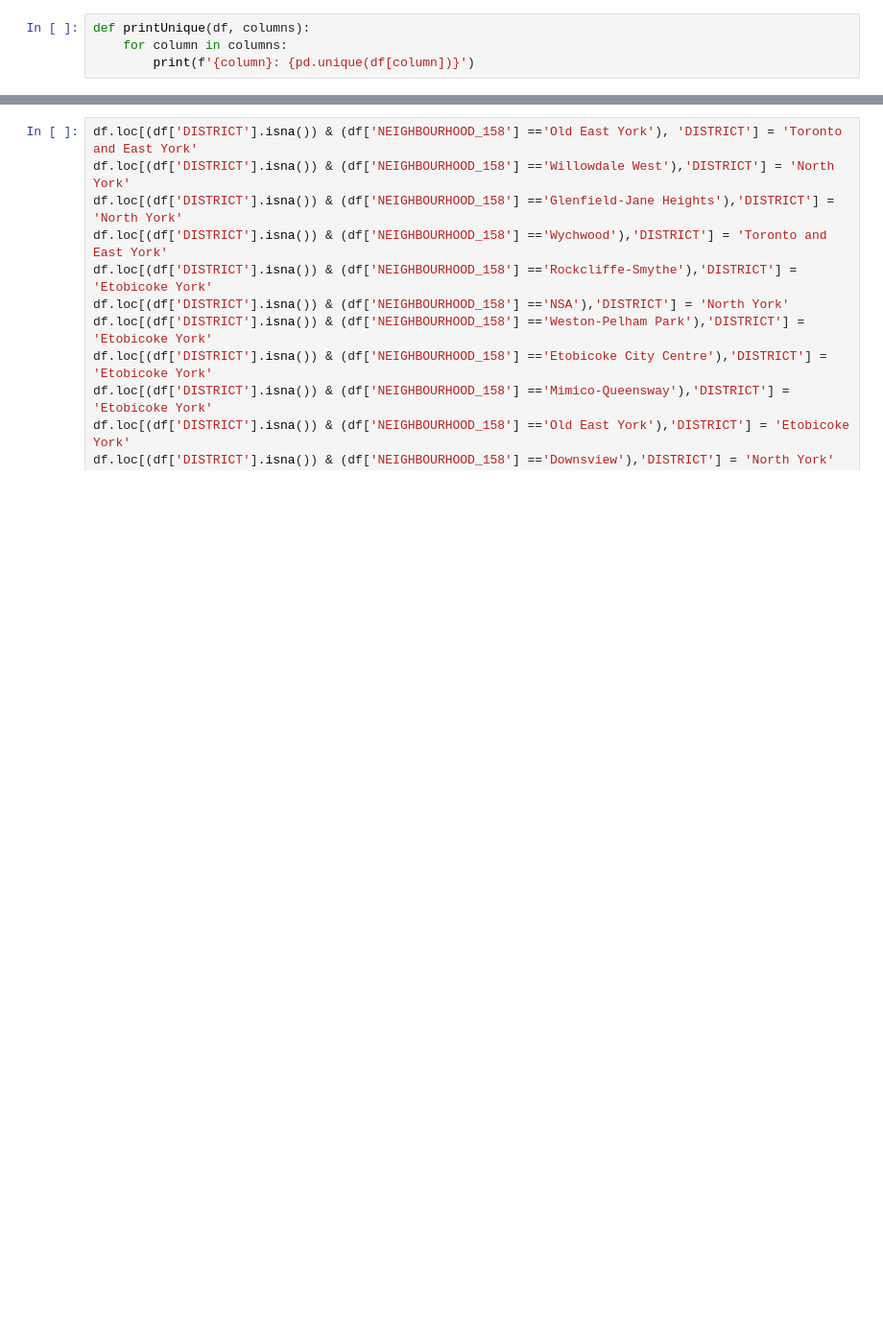
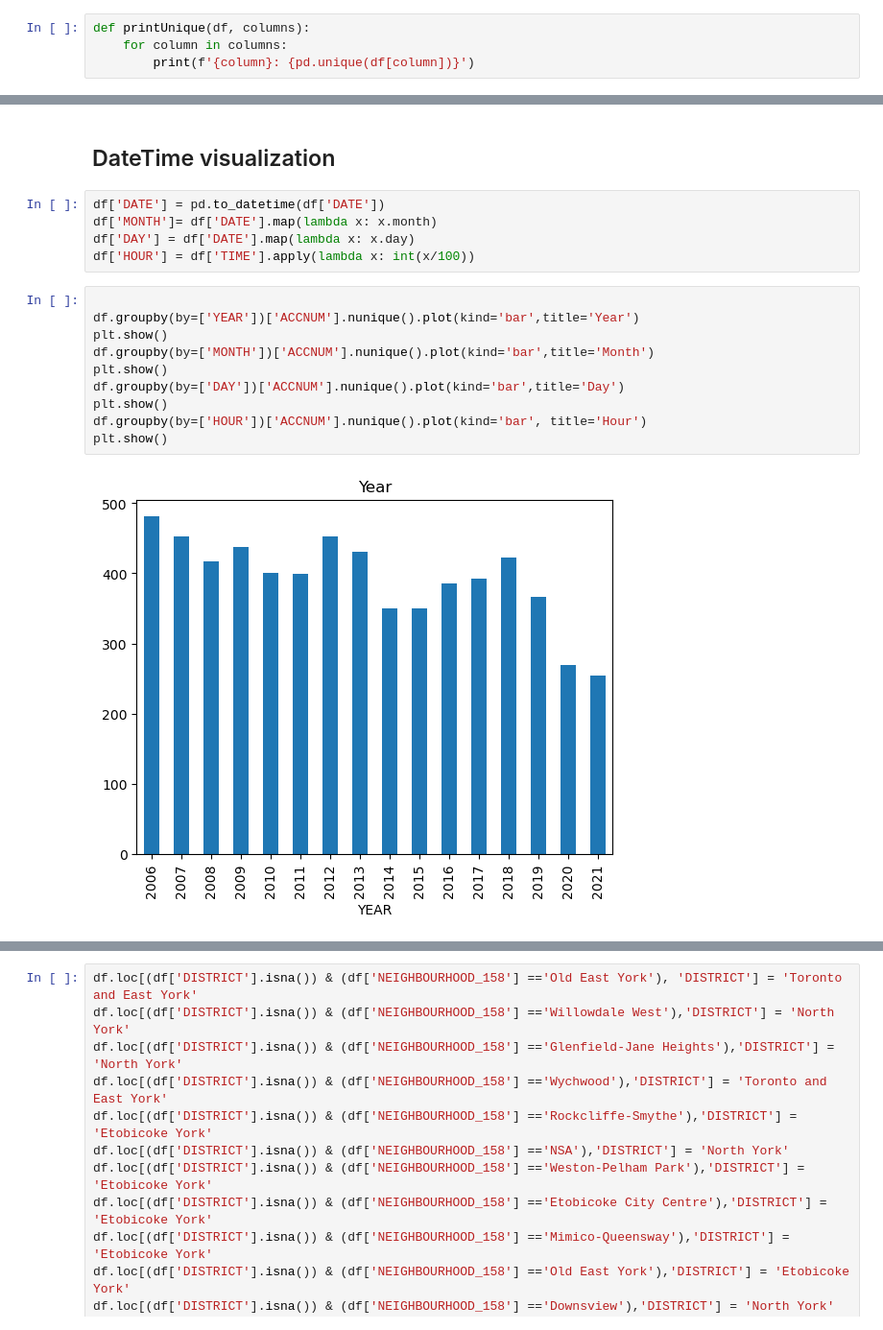
Before and after one commit to oscaru21/Traffic_Collision_Group_1_section_003COMP247Project, a Jupyter notebook: notebooks/EDA.ipynb, the cells around one changed output, grey strips where cells are left out. Shown at 96% size. Drawn from its saved outputs; the diff is of its cells as text; blank space fills up the shorter version.

```diff
--- a/notebooks/EDA.ipynb
+++ b/notebooks/EDA.ipynb
@@ -132,0 +260,19 @@ dtype: int64
+# %% [markdown]
+## DateTime visualization
+# %%
+df['DATE'] = pd.to_datetime(df['DATE'])
+df['MONTH']= df['DATE'].map(lambda x: x.month)
+df['DAY'] = df['DATE'].map(lambda x: x.day)
+df['HOUR'] = df['TIME'].apply(lambda x: int(x/100))
+# %%
+
+df.groupby(by=['YEAR'])['ACCNUM'].nunique().plot(kind='bar',title='Year')
+plt.show()
+df.groupby(by=['MONTH'])['ACCNUM'].nunique().plot(kind='bar',title='Month')
+plt.show()
+df.groupby(by=['DAY'])['ACCNUM'].nunique().plot(kind='bar',title='Day')
+plt.show()
+df.groupby(by=['HOUR'])['ACCNUM'].nunique().plot(kind='bar', title='Hour')
+plt.show()
+# %% [output]
+[figure, added]
```
Also changed, not shown: parts of 89 cells of this notebook.
